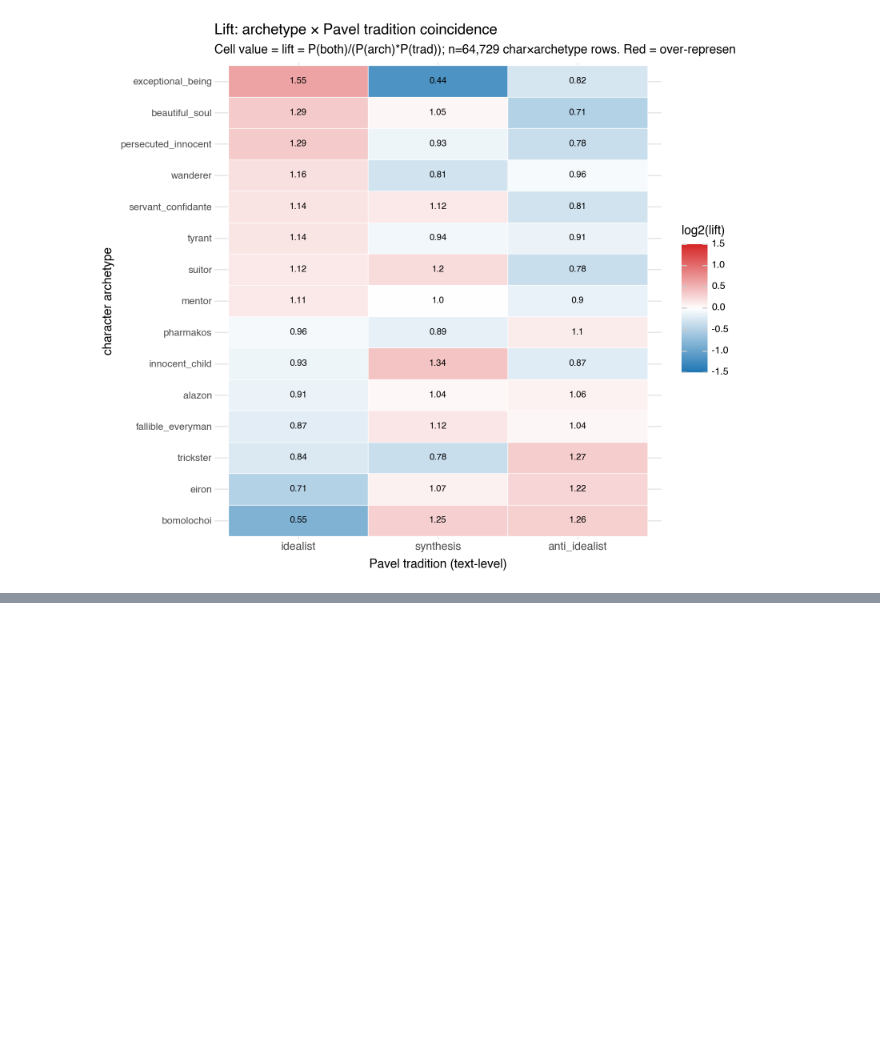
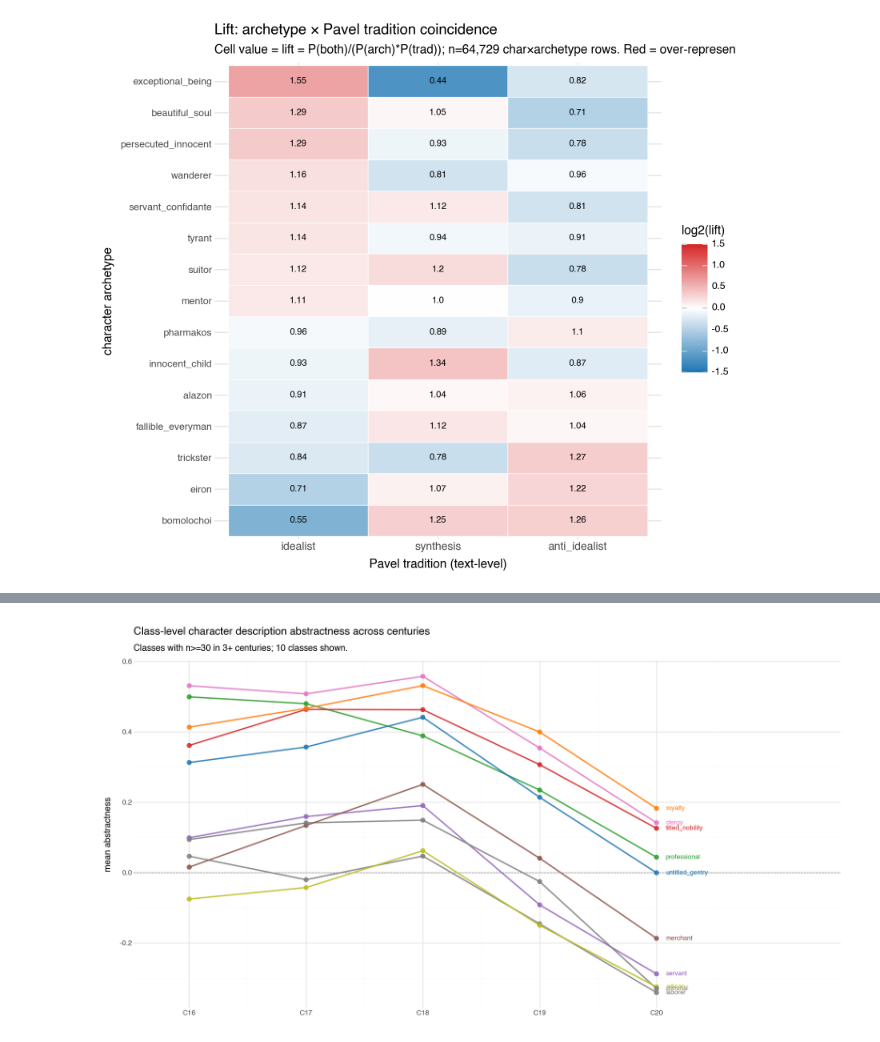
Before and after one commit to quadrismegistus/abstraction, a Jupyter notebook: notebooks/18-character-types.ipynb, the cells around one changed output, grey strips where cells are left out. Saved outputs shown, nothing was run; the diff lists cells and outputs as text; code cells hidden in the pictures; blank space fills up the shorter version.

```diff
--- a/notebooks/18-character-types.ipynb
+++ b/notebooks/18-character-types.ipynb
@@ -514,0 +523,92 @@ exceptional_being       synthesis  0.44      218
+# %%
+# Per-class × century mean abstractness for classes spanning C16→C20.
+rows = []
+for cls in top_classes:
+    for cent in (1500, 1600, 1700, 1800, 1900):
+        sub = ch[(ch['social_class'] == cls) & (ch['century'] == cent)]
+        if len(sub) >= 30:
+            rows.append({
+                'social_class': cls, 'century_year': cent + 50,
+                'century': f'C{cent//100+1}',
+                'n': len(sub),
+                'mean_abs': sub['char_abs'].mean(),
+                'se': sub['char_abs'].sem(),
+            })
+tdf = pd.DataFrame(rows)
+n_cents_per_cls = tdf.groupby('social_class')['century_year'].nunique()
+multi = n_cents_per_cls[n_cents_per_cls >= 3].index.tolist()
+tdf = tdf[tdf['social_class'].isin(multi)].copy()
+print(f'Classes with n>=30 in 3+ centuries: {len(multi)}')
+
+# Order by C18 (or earliest available) - abstract on top
+anchor = tdf.groupby('social_class')['mean_abs'].first().reindex(multi)
+cls_order = anchor.sort_values(ascending=False).index.tolist()
+tdf['social_class'] = pd.Categorical(tdf['social_class'], categories=cls_order, ordered=True)
+labels = tdf.sort_values('century_year').groupby('social_class', observed=True, as_index=False).last()
+
+p_p5 = (p9.ggplot(tdf, p9.aes(x='century_year', y='mean_abs',
+                              group='social_class', color='social_class'))
+        + p9.geom_hline(yintercept=0, color='#888888', size=0.4, linetype='dashed')
+        + p9.geom_line(size=1.0, alpha=0.85)
+        + p9.geom_point(size=2.5, alpha=0.85)
+        + p9.geom_text(p9.aes(label='social_class'), data=labels,
+                       nudge_x=8, ha='left', size=8, fontweight='bold',
+                       show_legend=False)
+        + p9.scale_color_manual(values=PALETTE)
+        + p9.scale_x_continuous(breaks=[1550, 1650, 1750, 1850, 1950],
+                                labels=['C16','C17','C18','C19','C20'],
+                                limits=(1530, 2080))
+        + p9.labs(
+            title='Class-level character description abstractness across centuries',
+            subtitle=f'Classes with n>=30 in 3+ centuries; {len(multi)} classes shown.',
+            x='', y='mean abstractness', color='',
+        )
+        + p9.theme_minimal()
+        + p9.theme(figure_size=(13, 7), legend_position='none'))
+out = os.path.join(DROPBOX_FIGS, 'character_types_class_century_trajectory.png')
+p_p5.save(out, dpi=300, verbose=False)
+print(f'Saved to {out}')
+
+# Print transitions table
+tbl = tdf.pivot(index='social_class', columns='century', values='mean_abs').round(3)
+tbl = tbl.reindex(cls_order)
+print('\nMean abstractness by class × century:')
+print(tbl.to_string())
+
+# Oaxaca-Blinder using social_class as group
+ch_cls = ch[ch['social_class'].isin(top_classes) & (ch['social_class'] != 'unknown')].copy()
+
+def oaxaca_class(c0, c1, min_n=30):
+    sub = ch_cls[ch_cls['century'].isin([c0, c1])].copy()
+    sub['__period'] = sub['century'].map({c0:'C0', c1:'C1'})
+    pc = sub.groupby(['__period','social_class']).size().unstack(fill_value=0)
+    if 'C0' not in pc.index or 'C1' not in pc.index: return None
+    viable = pc.columns[(pc.loc['C0'] >= min_n) & (pc.loc['C1'] >= min_n)].tolist()
+    sub2 = sub[sub['social_class'].isin(viable)]
+    grp = sub2.groupby(['__period','social_class'])['char_abs'].agg(['mean','size']).reset_index()
+    p0 = grp[grp['__period']=='C0'].set_index('social_class')
+    p1 = grp[grp['__period']=='C1'].set_index('social_class')
+    common = sorted(set(p0.index) & set(p1.index))
+    n0 = p0.loc[common,'size'].sum(); n1 = p1.loc[common,'size'].sum()
+    w0 = p0.loc[common,'size']/n0; w1 = p1.loc[common,'size']/n1
+    mu0 = p0.loc[common,'mean']; mu1 = p1.loc[common,'mean']
+    return {
+        'comp': ((w1-w0)*mu0).sum(),
+        'within': (w0*(mu1-mu0)).sum(),
+        'inter': ((w1-w0)*(mu1-mu0)).sum(),
+        'total': (w1*mu1).sum() - (w0*mu0).sum(),
+        'k': len(common), 'n0': int(n0), 'n1': int(n1),
+    }
+
+print('\n--- Oaxaca-Blinder decomposition (social class) ---')
+for c0, c1, label in [(1600, 1700, 'C17→C18'), (1700, 1800, 'C18→C19'), (1800, 1900, 'C19→C20')]:
+    r = oaxaca_class(c0, c1)
+    if r is None: continue
+    print(f'{label} (k={r["k"]}, n={r["n0"]}+{r["n1"]}): total={r["total"]:+.4f}  '
+          f'comp={r["comp"]:+.4f}  within={r["within"]:+.4f}  inter={r["inter"]:+.4f}')
+    pct_comp = r['comp']/r['total']*100 if r['total'] else 0
+    pct_within = r['within']/r['total']*100 if r['total'] else 0
+    print(f'    composition: {pct_comp:+.1f}%   within: {pct_within:+.1f}%')
+
+p_p5
+# %% [output]
@@ -514,0 +632 @@ exceptional_being       synthesis  0.44      218
+[figure, added]
```
Also changed, not shown: parts of 2 cells of this notebook.
